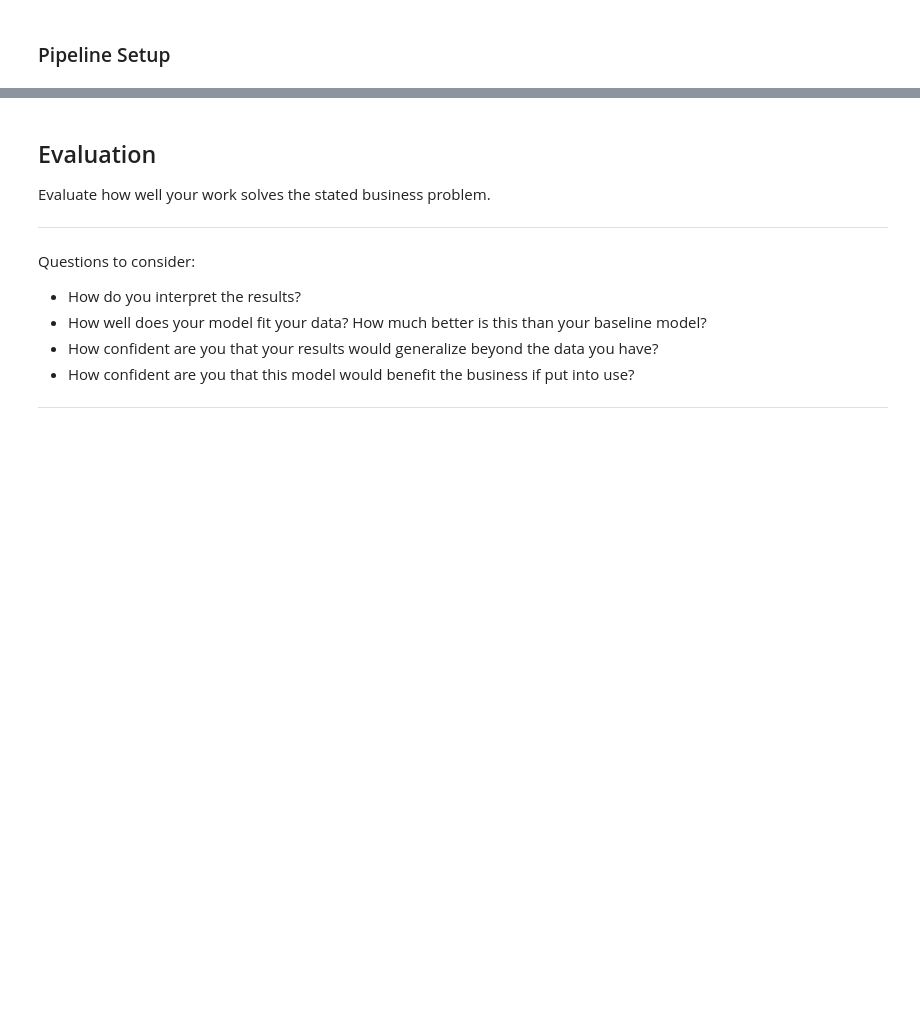
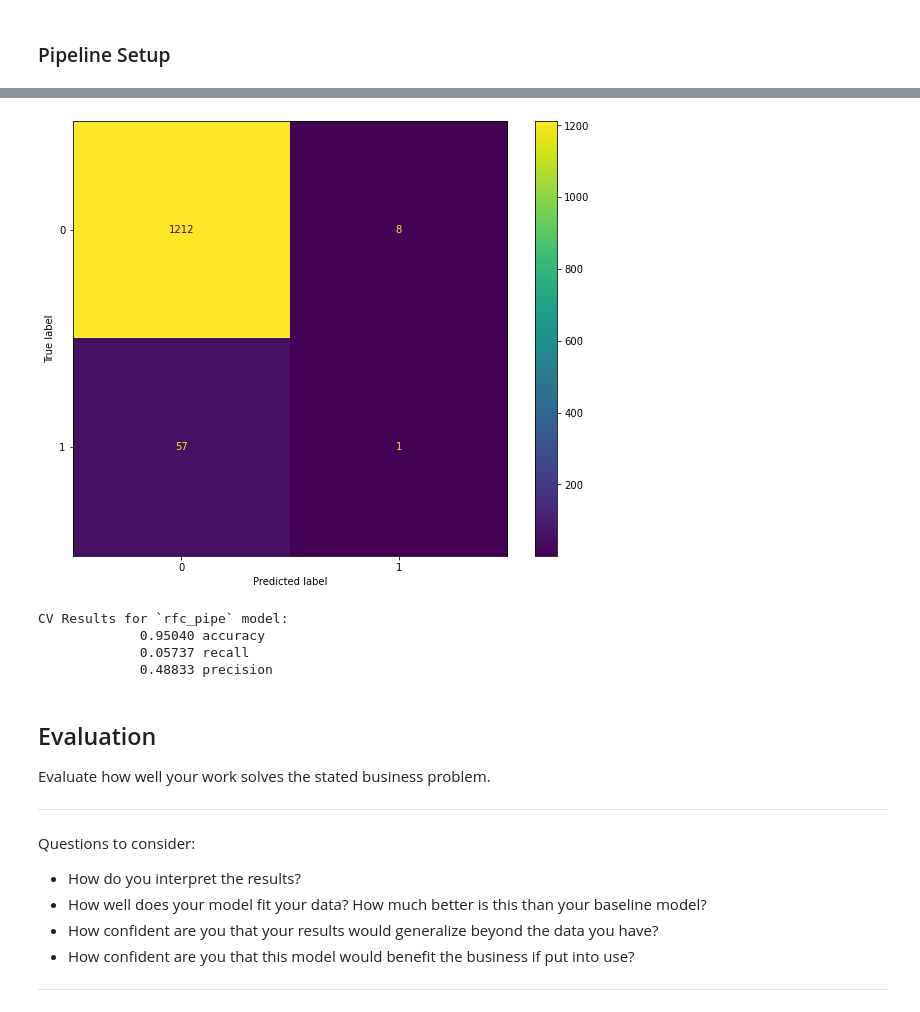
Before and after one commit to dermothethird/Stroke_Project, a Jupyter notebook: dermot_working_notebook.ipynb, the cells around one changed output, grey strips where cells are left out. Cells and saved outputs as stored; diff of their text form; code cells hidden in the pictures; blank space fills up the shorter version.

```diff
--- a/dermot_working_notebook.ipynb
+++ b/dermot_working_notebook.ipynb
@@ -510,3 +609,21 @@ rfc_pipe.score(X_train, y_train)
+# %%
+# Plot confusion matrix
+plot_confusion_matrix(rfc_pipe, X_test, y_test);
+# %% [output]
+[figure, added]
+# %%
+# Evaluate model with CV
+rfc_results = ModelWithCV(model=rfc_pipe,
+                         model_name='rfc_pipe',
+                         X=X_train,
+                         y=y_train)
+
+rfc_results.print_cv_summary()
+# %% [output]
+CV Results for `rfc_pipe` model:
+             0.95040 accuracy
+             0.05737 recall
+             0.48833 precision
 # %% [markdown]
 ## Evaluation
 Evaluate how well your work solves the stated business problem.
```
Also changed, not shown: parts of 48 cells of this notebook.
